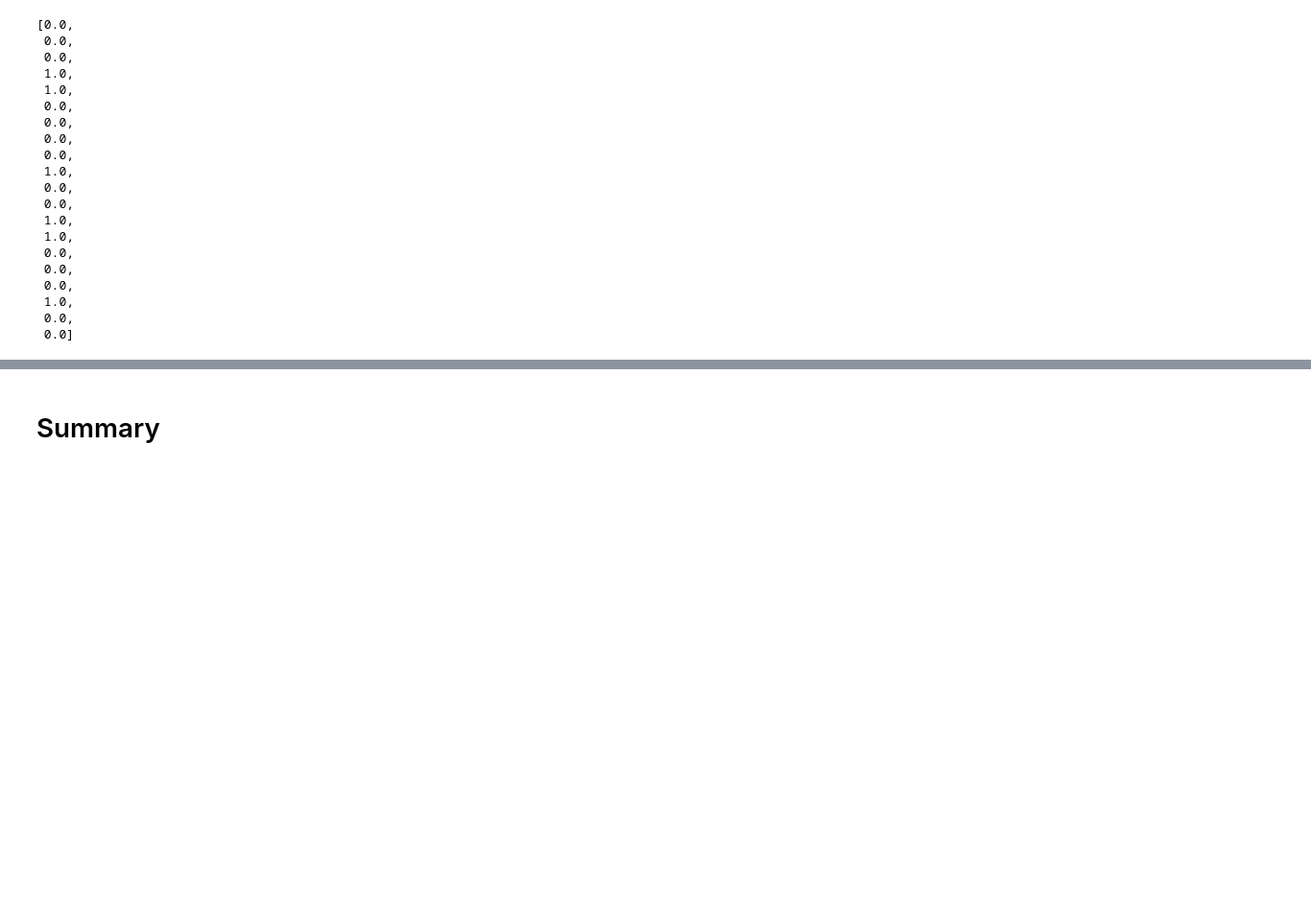
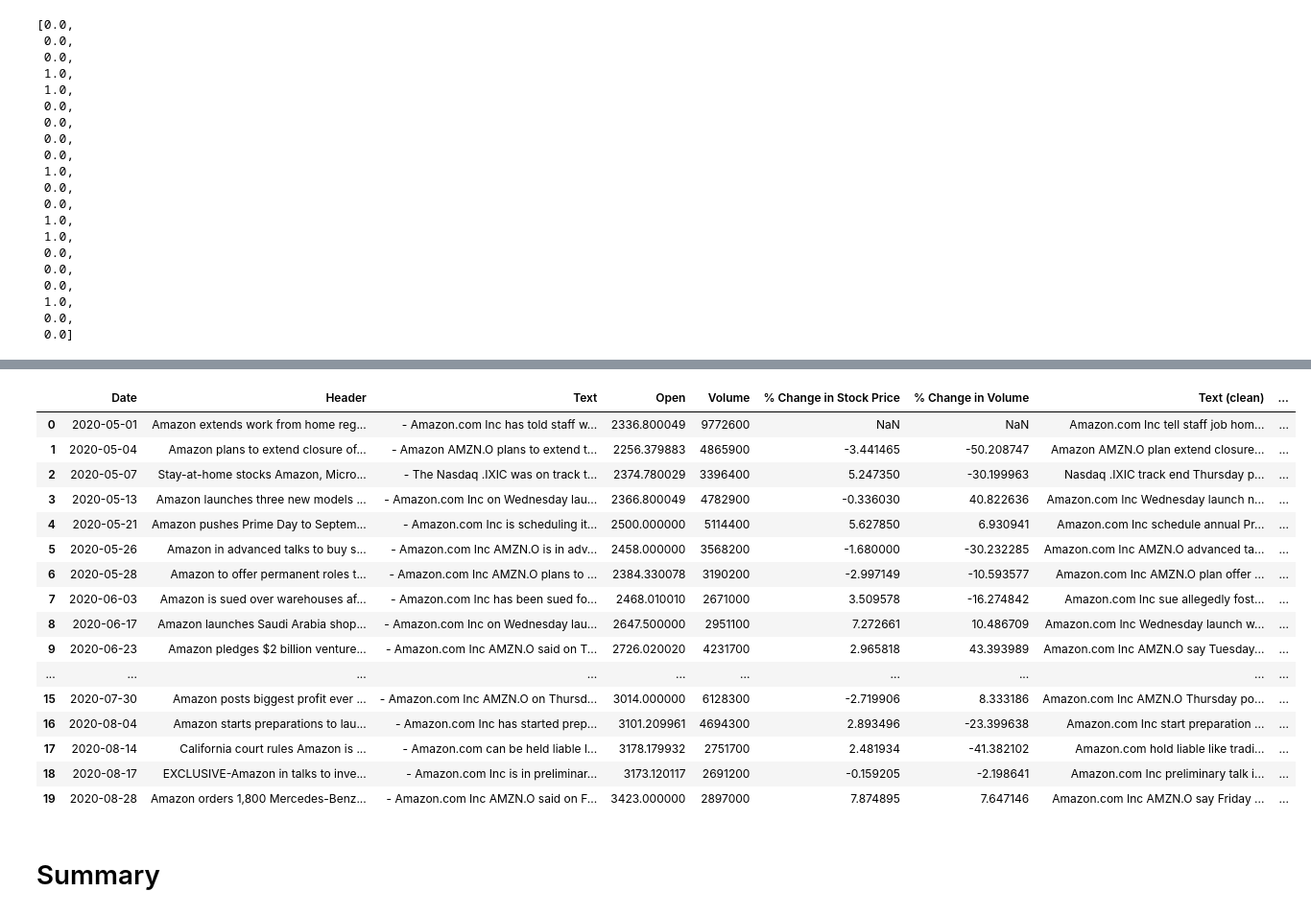
Before and after one commit to anair123/NLP-Final-Project, a Jupyter notebook: NLP Project/Amazon.ipynb, the cells around one changed output, grey strips where cells are left out. Shown at 96% size. Saved outputs shown, nothing was run; the diff lists cells and outputs as text; code cells hidden in the pictures; blank space fills up the shorter version.

```diff
--- a/NLP Project/Amazon.ipynb
+++ b/NLP Project/Amazon.ipynb
@@ -480,0 +632,5 @@ df['sentiment_prob'] = sentiment_prob
+# %%
+data_train = pd.read_csv("original_data/train.tsv", sep="\t")
+x_train_raw, y_train = data_train["sentence"].values, torch.LongTensor(data_train["label"].values).to(device)
+data_dev = pd.read_csv("original_data/dev.tsv", sep="\t")
+x_dev_raw, y_dev = data_dev["sentence"].values, torch.LongTensor(data_dev["label"].values).to(device)
@@ -480,0 +664,2 @@ df['sentiment_prob'] = sentiment_prob
+# %%
+x_train, x_dev = torch.LongTensor(x_train).to(device), torch.LongTensor(x_dev).to(device)
@@ -481,3 +793,24 @@ df['sentiment_prob'] = sentiment_prob
+# %%
+df['deep_learning_sentiment_prob'] = deep_learning_sentiment_prob
+df
+# %% [output]
+|  | Date | Header | Text | Open | Volume | % Change in Stock Price | % Change in Volume | Text (clean) | ... |
+| 0 | 2020-05-01 | Amazon extends work from home reg... | - Amazon.com Inc has told staff w... | 2336.800049 | 9772600 | NaN | NaN | Amazon.com Inc tell staff job hom... | ... |
+| 1 | 2020-05-04 | Amazon plans to extend closure of... | - Amazon AMZN.O plans to extend t... | 2256.379883 | 4865900 | -3.441465 | -50.208747 | Amazon AMZN.O plan extend closure... | ... |
+| 2 | 2020-05-07 | Stay-at-home stocks Amazon, Micro... | - The Nasdaq .IXIC was on track t... | 2374.780029 | 3396400 | 5.247350 | -30.199963 | Nasdaq .IXIC track end Thursday p... | ... |
+| 3 | 2020-05-13 | Amazon launches three new models ... | - Amazon.com Inc on Wednesday lau... | 2366.800049 | 4782900 | -0.336030 | 40.822636 | Amazon.com Inc Wednesday launch n... | ... |
+| 4 | 2020-05-21 | Amazon pushes Prime Day to Septem... | - Amazon.com Inc is scheduling it... | 2500.000000 | 5114400 | 5.627850 | 6.930941 | Amazon.com Inc schedule annual Pr... | ... |
+| 5 | 2020-05-26 | Amazon in advanced talks to buy s... | - Amazon.com Inc AMZN.O is in adv... | 2458.000000 | 3568200 | -1.680000 | -30.232285 | Amazon.com Inc AMZN.O advanced ta... | ... |
+| 6 | 2020-05-28 | Amazon to offer permanent roles t... | - Amazon.com Inc AMZN.O plans to ... | 2384.330078 | 3190200 | -2.997149 | -10.593577 | Amazon.com Inc AMZN.O plan offer ... | ... |
+| 7 | 2020-06-03 | Amazon is sued over warehouses af... | - Amazon.com Inc has been sued fo... | 2468.010010 | 2671000 | 3.509578 | -16.274842 | Amazon.com Inc sue allegedly fost... | ... |
+| 8 | 2020-06-17 | Amazon launches Saudi Arabia shop... | - Amazon.com Inc on Wednesday lau... | 2647.500000 | 2951100 | 7.272661 | 10.486709 | Amazon.com Inc Wednesday launch w... | ... |
+| 9 | 2020-06-23 | Amazon pledges $2 billion venture... | - Amazon.com Inc AMZN.O said on T... | 2726.020020 | 4231700 | 2.965818 | 43.393989 | Amazon.com Inc AMZN.O say Tuesday... | ... |
+| ... | ... | ... | ... | ... | ... | ... | ... | ... | ... |
+| 15 | 2020-07-30 | Amazon posts biggest profit ever ... | - Amazon.com Inc AMZN.O on Thursd... | 3014.000000 | 6128300 | -2.719906 | 8.333186 | Amazon.com Inc AMZN.O Thursday po... | ... |
+| 16 | 2020-08-04 | Amazon starts preparations to lau... | - Amazon.com Inc has started prep... | 3101.209961 | 4694300 | 2.893496 | -23.399638 | Amazon.com Inc start preparation ... | ... |
+| 17 | 2020-08-14 | California court rules Amazon is ... | - Amazon.com can be held liable l... | 3178.179932 | 2751700 | 2.481934 | -41.382102 | Amazon.com hold liable like tradi... | ... |
+| 18 | 2020-08-17 | EXCLUSIVE-Amazon in talks to inve... | - Amazon.com Inc is in preliminar... | 3173.120117 | 2691200 | -0.159205 | -2.198641 | Amazon.com Inc preliminary talk i... | ... |
+| 19 | 2020-08-28 | Amazon orders 1,800 Mercedes-Benz... | - Amazon.com Inc AMZN.O said on F... | 3423.000000 | 2897000 | 7.874895 | 7.647146 | Amazon.com Inc AMZN.O say Friday ... | ... |
 # %% [markdown]
 # Summary
 # %%
```
Also changed, not shown: parts of 20 cells of this notebook.
